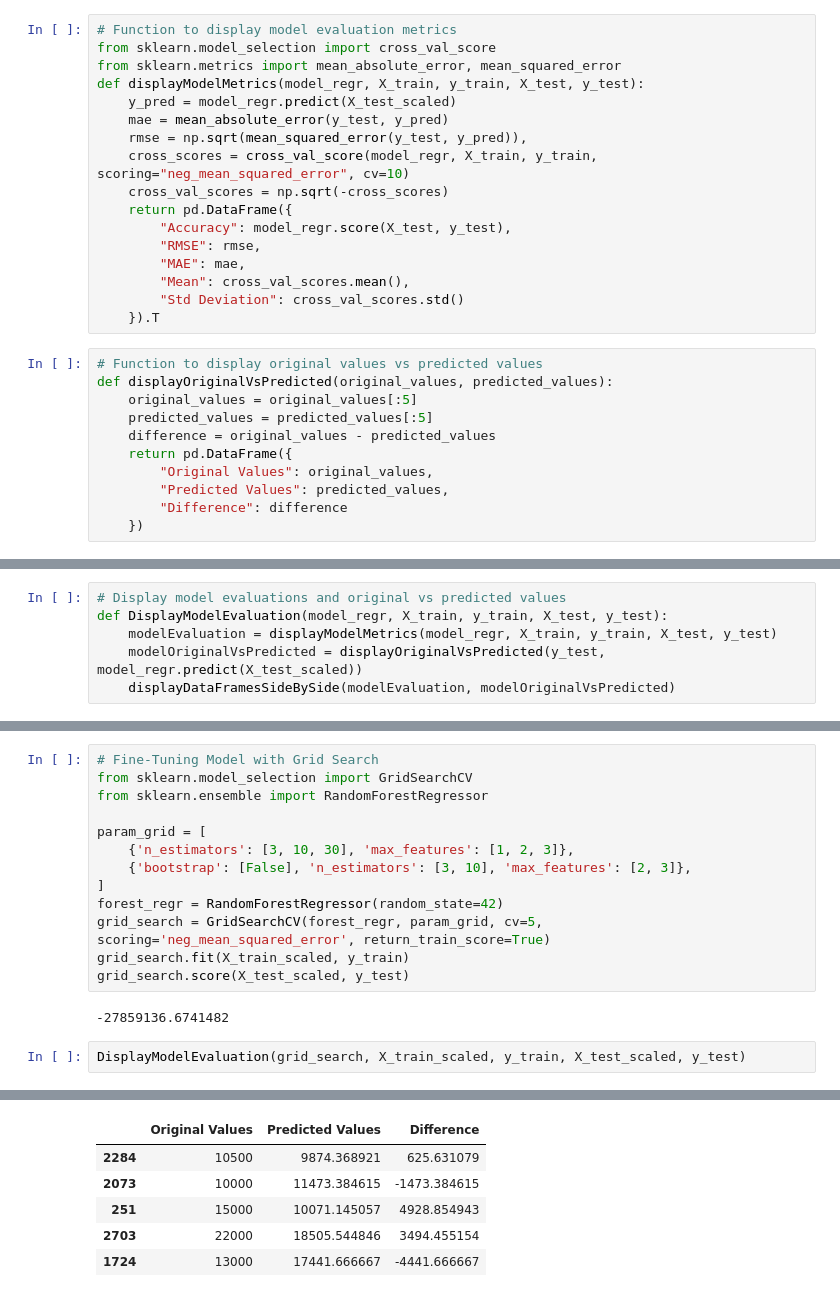
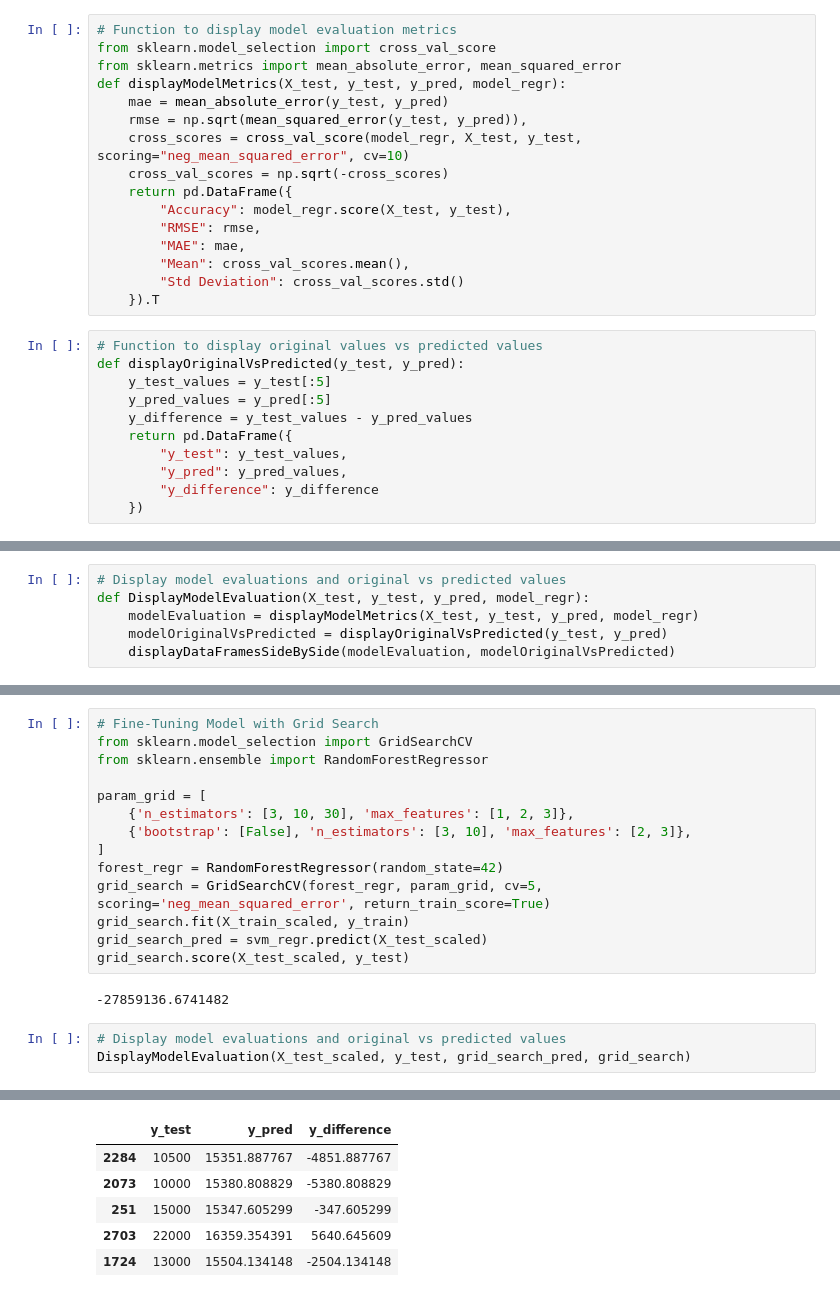
Before and after one commit to jhonnovax/House-Price-Prediction, a Jupyter notebook: house-price-prediction.ipynb, the cells around one changed output, grey strips where cells are left out. Drawn from its saved outputs; the diff is of its cells as text.

```diff
--- a/house-price-prediction.ipynb
+++ b/house-price-prediction.ipynb
@@ -500,11 +537,10 @@ Peak to Peak range by column in Normalized X
 # Function to display model evaluation metrics
 from sklearn.model_selection import cross_val_score
 from sklearn.metrics import mean_absolute_error, mean_squared_error
-def displayModelMetrics(model_regr, X_train, y_train, X_test, y_test):
-	y_pred = model_regr.predict(X_test_scaled)
+def displayModelMetrics(X_test, y_test, y_pred, model_regr):
 	mae = mean_absolute_error(y_test, y_pred)
 	rmse = np.sqrt(mean_squared_error(y_test, y_pred)),
-	cross_scores = cross_val_score(model_regr, X_train, y_train, scoring="neg_mean_squared_error", cv=10)
+	cross_scores = cross_val_score(model_regr, X_test, y_test, scoring="neg_mean_squared_error", cv=10)
 	cross_val_scores = np.sqrt(-cross_scores)
 	return pd.DataFrame({
 		"Accuracy": model_regr.score(X_test, y_test),
@@ -515,12 +551,12 @@ def displayModelMetrics(model_regr, X_train, y_train, X_test, y_test):
 	}).T
 # %%
 # Function to display original values vs predicted values
-def displayOriginalVsPredicted(original_values, predicted_values):
-	original_values = original_values[:5]
-	predicted_values = predicted_values[:5]
-	difference = original_values - predicted_values
+def displayOriginalVsPredicted(y_test, y_pred):
+	y_test_values = y_test[:5]
+	y_pred_values = y_pred[:5]
+	y_difference = y_test_values - y_pred_values
 	return pd.DataFrame({
-		"Original Values": original_values,
-		"Predicted Values": predicted_values,
-		"Difference": difference
+		"y_test": y_test_values,
+		"y_pred": y_pred_values,
+		"y_difference": y_difference
 	})
@@ -539,8 +563,8 @@ def displayDataFramesSideBySide(*dfs):
 # %%
 # Display model evaluations and original vs predicted values
-def DisplayModelEvaluation(model_regr, X_train, y_train, X_test, y_test):
-	modelEvaluation = displayModelMetrics(model_regr, X_train, y_train, X_test, y_test)
-	modelOriginalVsPredicted = displayOriginalVsPredicted(y_test, model_regr.predict(X_test_scaled))
+def DisplayModelEvaluation(X_test, y_test, y_pred, model_regr):
+	modelEvaluation = displayModelMetrics(X_test, y_test, y_pred, model_regr)
+	modelOriginalVsPredicted = displayOriginalVsPredicted(y_test, y_pred)
 	displayDataFramesSideBySide(modelEvaluation, modelOriginalVsPredicted)
 # %%
 # Stochastic Gradient Descent regressor
@@ -691,11 +715,13 @@ param_grid = [
 forest_regr = RandomForestRegressor(random_state=42)
 grid_search = GridSearchCV(forest_regr, param_grid, cv=5, scoring='neg_mean_squared_error', return_train_score=True)
 grid_search.fit(X_train_scaled, y_train)
+grid_search_pred = svm_regr.predict(X_test_scaled)
 grid_search.score(X_test_scaled, y_test)
 # %% [output]
 -27859136.6741482
 # %%
-DisplayModelEvaluation(grid_search, X_train_scaled, y_train, X_test_scaled, y_test)
+# Display model evaluations and original vs predicted values
+DisplayModelEvaluation(X_test_scaled, y_test, grid_search_pred, grid_search)
 # %% [output]
 |  | 0 |
 | Accuracy | -2.785914e+07 |
@@ -706,8 +732,8 @@ DisplayModelEvaluation(grid_search, X_train_scaled, y_train, X_test_scaled, y_te
-|  | Original Values | Predicted Values | Difference |
-| 2284 | 10500 | 9874.368921 | 625.631079 |
-| 2073 | 10000 | 11473.384615 | -1473.384615 |
-| 251 | 15000 | 10071.145057 | 4928.854943 |
-| 2703 | 22000 | 18505.544846 | 3494.455154 |
-| 1724 | 13000 | 17441.666667 | -4441.666667 |
+|  | y_test | y_pred | y_difference |
+| 2284 | 10500 | 15351.887767 | -4851.887767 |
+| 2073 | 10000 | 15380.808829 | -5380.808829 |
+| 251 | 15000 | 15347.605299 | -347.605299 |
+| 2703 | 22000 | 16359.354391 | 5640.645609 |
+| 1724 | 13000 | 15504.134148 | -2504.134148 |
 # %%
 cvres = grid_search.cv_results_
```
Also changed, not shown: parts of 33 cells of this notebook.
